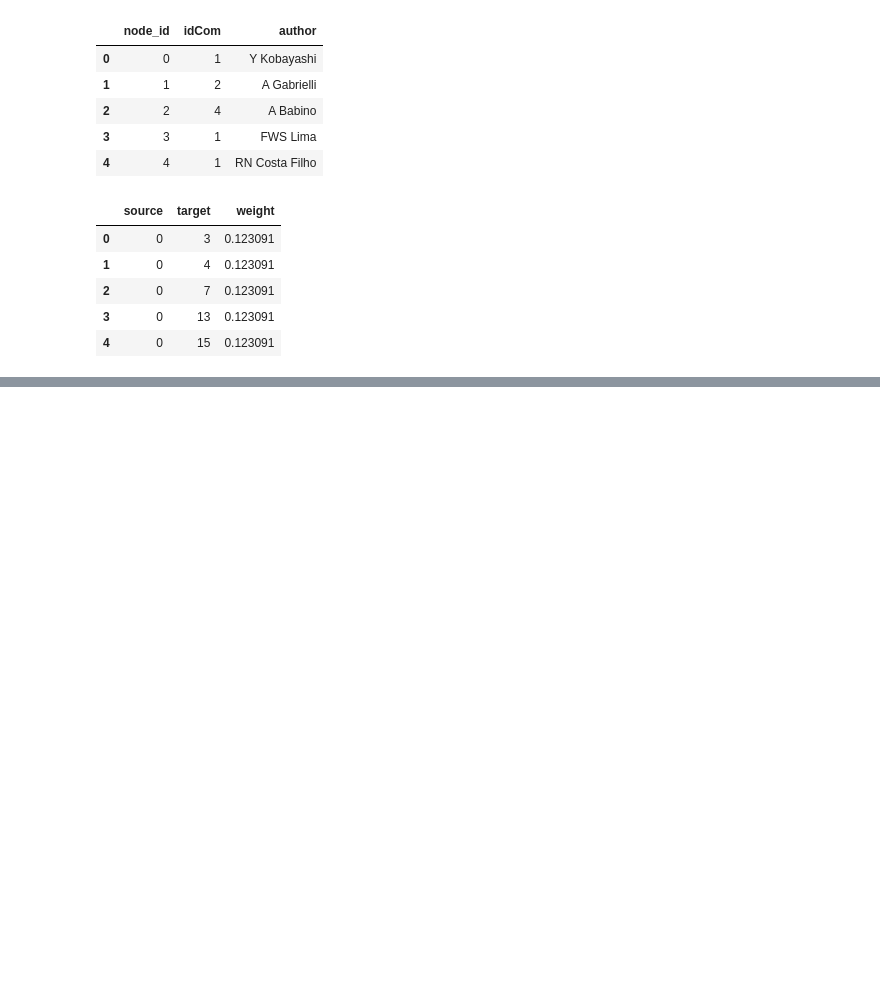
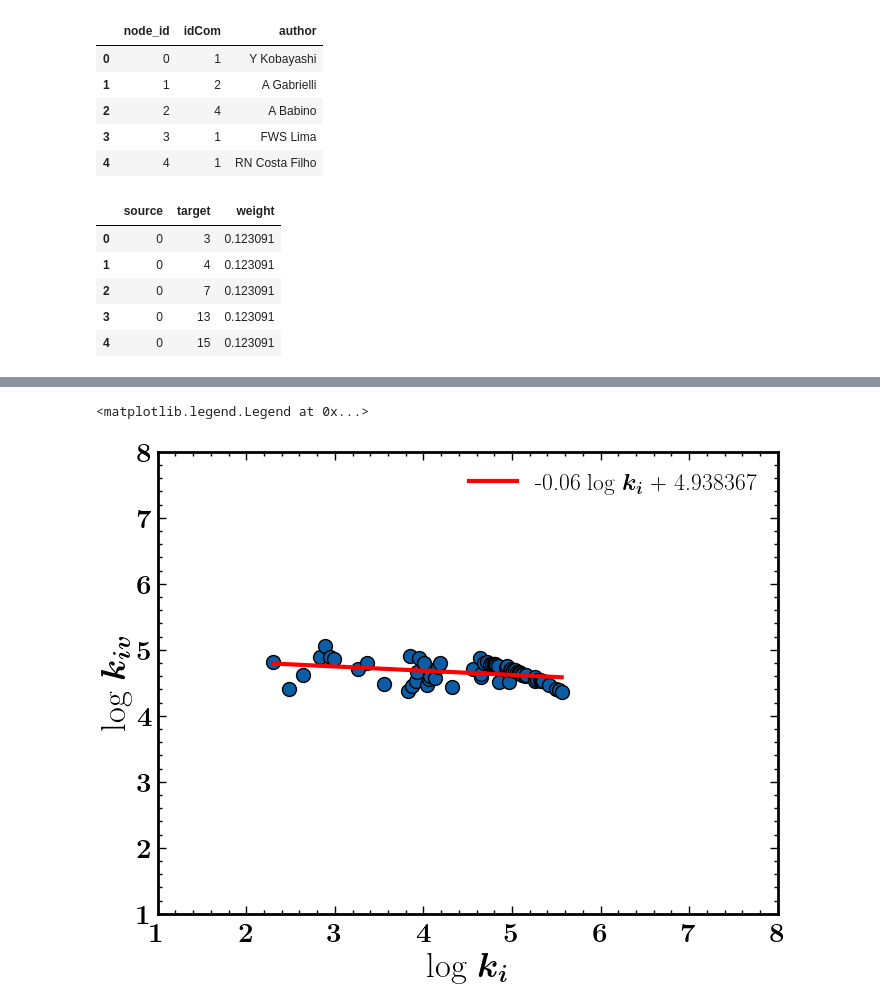
Before and after one commit to walacevale/Assortativity, a Jupyter notebook: main.ipynb, the cells around one changed output, grey strips where cells are left out. Cells and saved outputs as stored; diff of their text form; code cells hidden in the pictures; blank space fills up the shorter version.

```diff
--- a/main.ipynb
+++ b/main.ipynb
@@ -86,0 +85,20 @@ print(f"{r:3.2f}")
+# %%
+from scipy import stats
+plt.style.use('JHStyleBold.mplstyle')
+A=pd.DataFrame(df_Ks.groupby('Ki').Kiv.mean()).reset_index()
+a=np.log(np.array(A['Ki']))
+b=np.log(np.array(A['Kiv']))
+
+res=stats.linregress(a,b)
+res
+
+plt.plot(a,b,'o')
+plt.plot(a,a*res[0]+res[1],'r',label= "{:.2f} log $k_i$ + {:2f}".format(res[0],res[1]))
+plt.xlabel('log $k_i$',fontsize=25)
+plt.ylabel("log $k_{iv}$",fontsize=25)
+plt.ylim([1, 8])
+plt.xlim([1, 8])
+plt.legend()
+# %% [output]
+<matplotlib.legend.Legend at 0x...>
+[figure, added]
```
Also changed, not shown: parts of 14 cells of this notebook, 2 other files.
